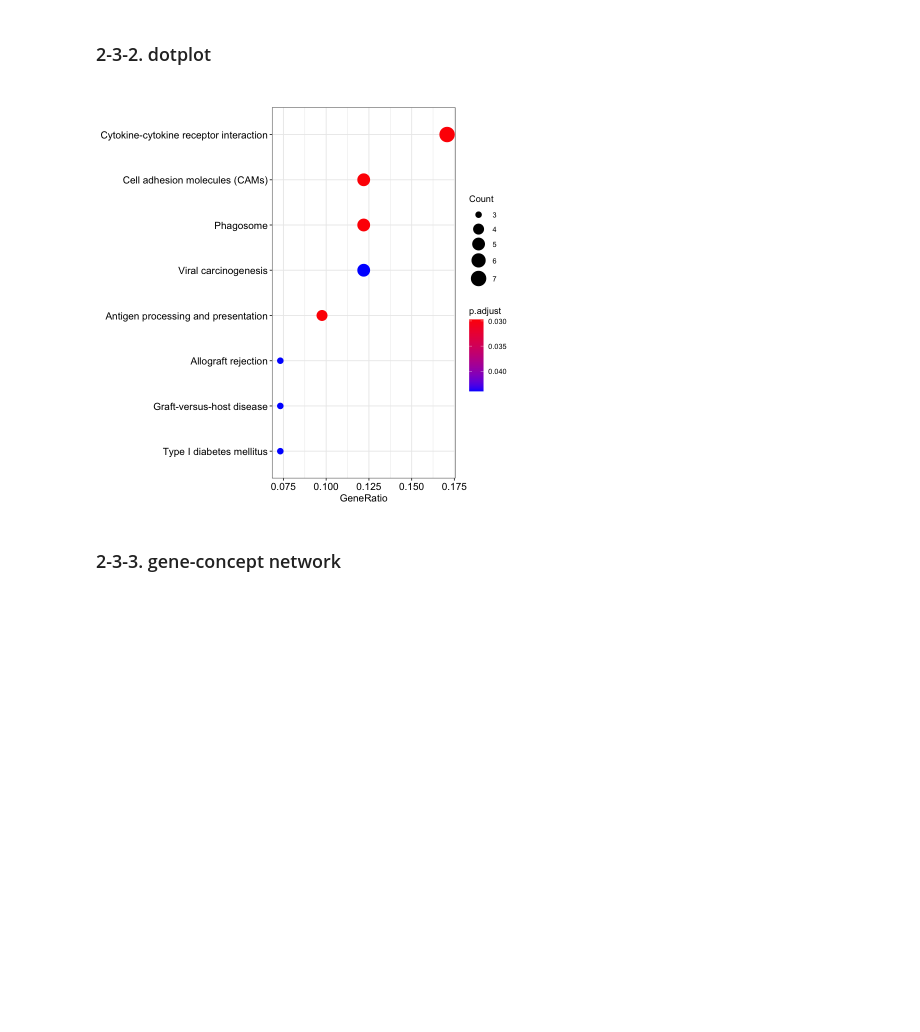
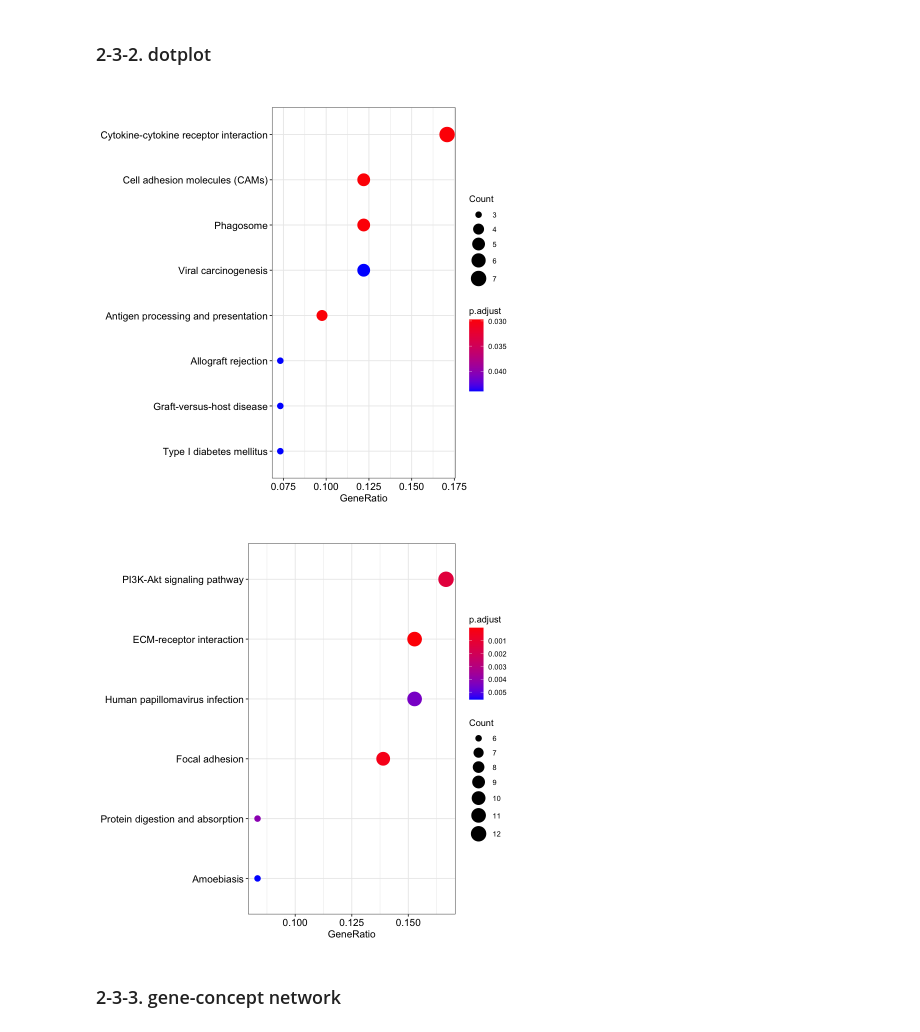
Before and after one commit to cbioinformatics/bulkRNAseq, a Jupyter notebook: Network.ipynb, the cells around one changed output. Saved outputs shown, nothing was run; the diff lists cells and outputs as text; code cells hidden in the pictures; blank space fills up the shorter version.

```diff
--- a/Network.ipynb
+++ b/Network.ipynb
@@ -94,9 +165,11 @@ Reading KEGG annotation online:
 # %% [markdown]
 ### 2-3-2. dotplot
 # %%
-dotplot(resKEGG, showCategory = 10)
+dotplot(resKEGGUp, showCategory = 10)
+dotplot(resKEGGDown, showCategory = 10)
 # %% [output]
 [figure]
+[figure, added]
 # %% [markdown]
 ### 2-3-3. gene-concept network
 # %%
```
Also changed, not shown: parts of 13 cells of this notebook.
